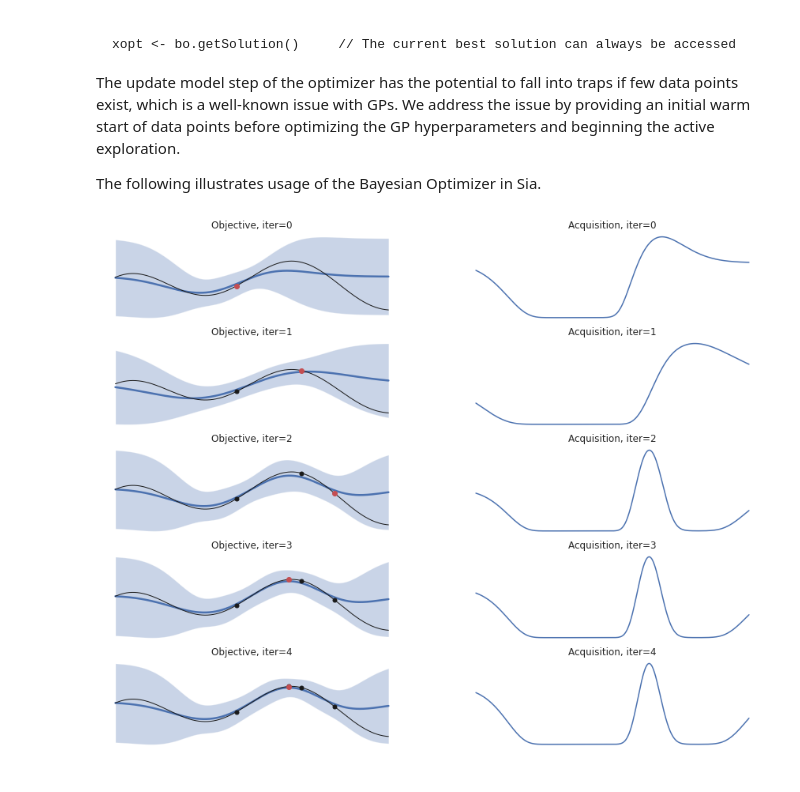
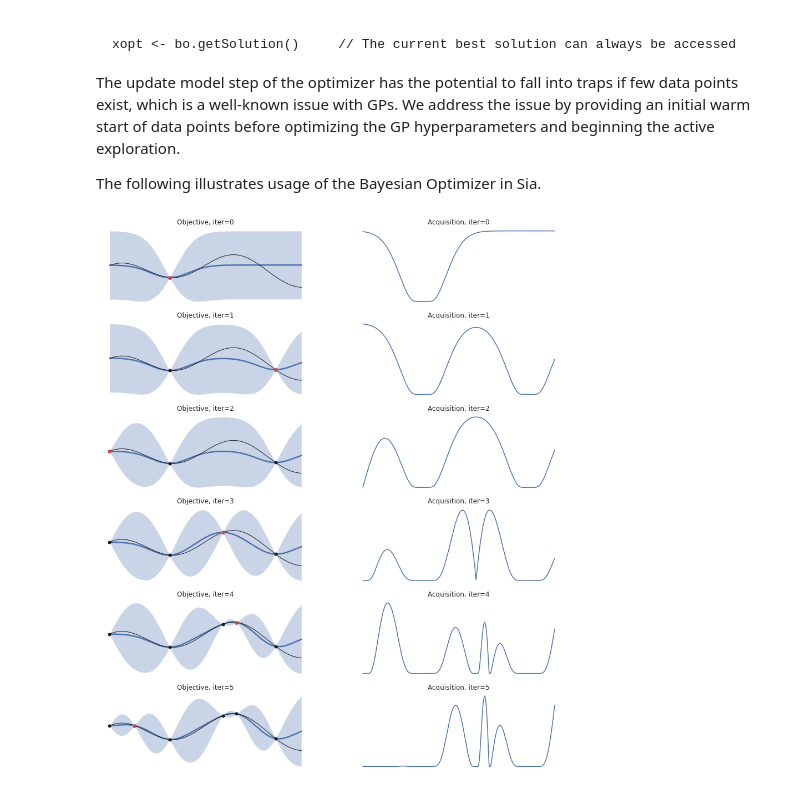
Before and after one commit to parkerowan/libsia, a Jupyter notebook: docs/notebooks/optimizers.ipynb, the cells around one changed output. Drawn from its saved outputs; the diff is of its cells as text; code cells hidden in the pictures.

```diff
--- a/docs/notebooks/optimizers.ipynb
+++ b/docs/notebooks/optimizers.ipynb
@@ -111,13 +110,13 @@ The update model step of the optimizer has the potential to fall into traps if f
 The following illustrates usage of the Bayesian Optimizer in Sia.
 # %%
 # Create the optimizer
-acq = sia.BayesianOptimizer.EXPECTED_IMPROVEMENT
 kernel = sia.SEKernel(0.2, 1)
+options = sia.BayesianOptimizer.Options()
+options.acquisition = sia.BayesianOptimizer.EXPECTED_IMPROVEMENT
 bo = sia.BayesianOptimizer(lower=np.array([-1]),
                            upper=np.array([1]),
                            kernel=kernel,
-                           acquisition=acq,
-                           beta=3)
+                           options=options)
 
 # Plot the raw data
 n_samples = 6
@@ -133,31 +132,31 @@ for i in range(n_samples):
     X[i] = x
     Y[i] = y
 
     # Update the objective model.  Note that setting train = True
     # will optimize the GPR hyperparameters, use judiciously.
     train = False
     bo.updateModel(train=train)
 
     # Evaluate the surrogate model for visualization purposes
     obj_mu = np.zeros(len(xtest))
     obj_std = np.zeros(len(xtest))
     acq_func = [bo.acquisition([xt]) for xt in xtest]
     for k in range(len(xtest)):
         gaussian = bo.objective(np.array([xtest[k]]))
         obj_mu[k] = gaussian.mean()[0]
         obj_std[k] = np.sqrt(gaussian.covariance()[0, 0])
 
     # Plot the belief for each axis and overlay the training data
     ax[i, 0].fill_between(xtest, obj_mu + 3 * obj_std, obj_mu - 3 * obj_std,  alpha=0.3)
     ax[i, 0].plot(xtest, obj_mu, 'b', lw=2.5)
     ax[i, 0].plot(xtest, ytest, '-k', lw=1)
     ax[i, 0].plot(X[:i], Y[:i], '.k', ms=10)
     ax[i, 0].plot(x, y, '.r', ms=12)
     ax[i, 0].axis("off")
     ax[i, 0].set_title("Objective, iter={}".format(i))
 
     ax[i, 1].plot(xtest, acq_func)
     ax[i, 1].set_title("Acquisition, iter={}".format(i))
     ax[i, 1].axis("off")
 # %% [output]
-[figure, old version]
+[figure, new version]
```
Also changed, not shown: parts of 1 cell of this notebook, 17 other files.
